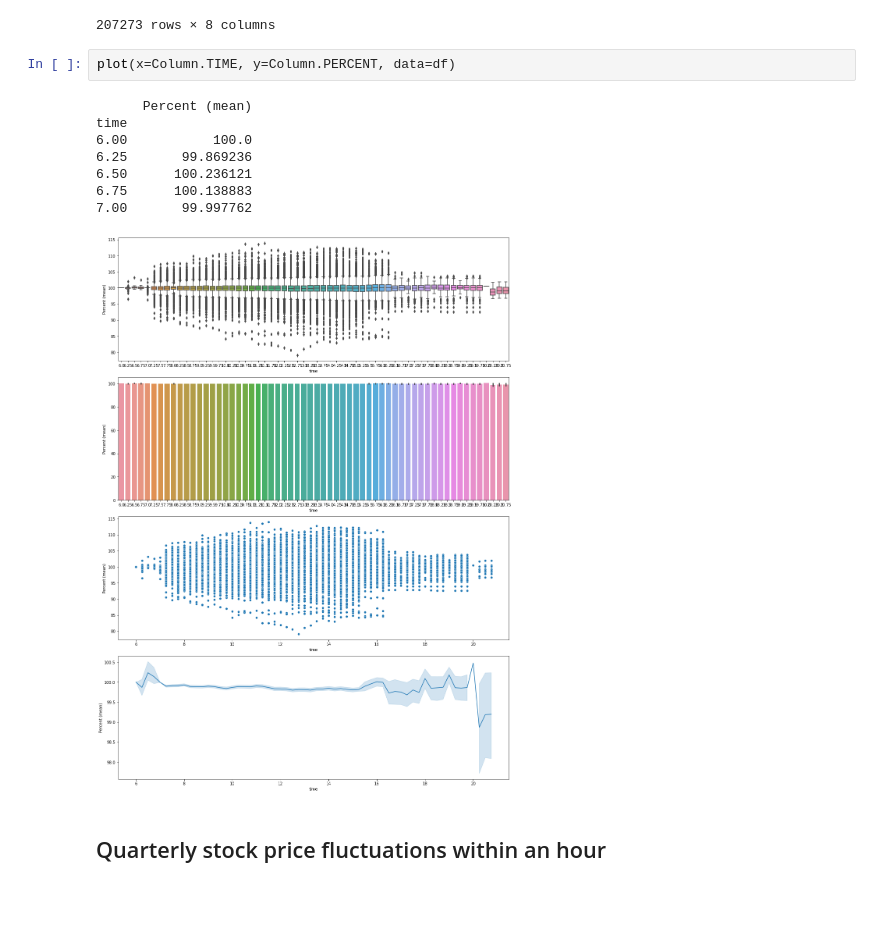
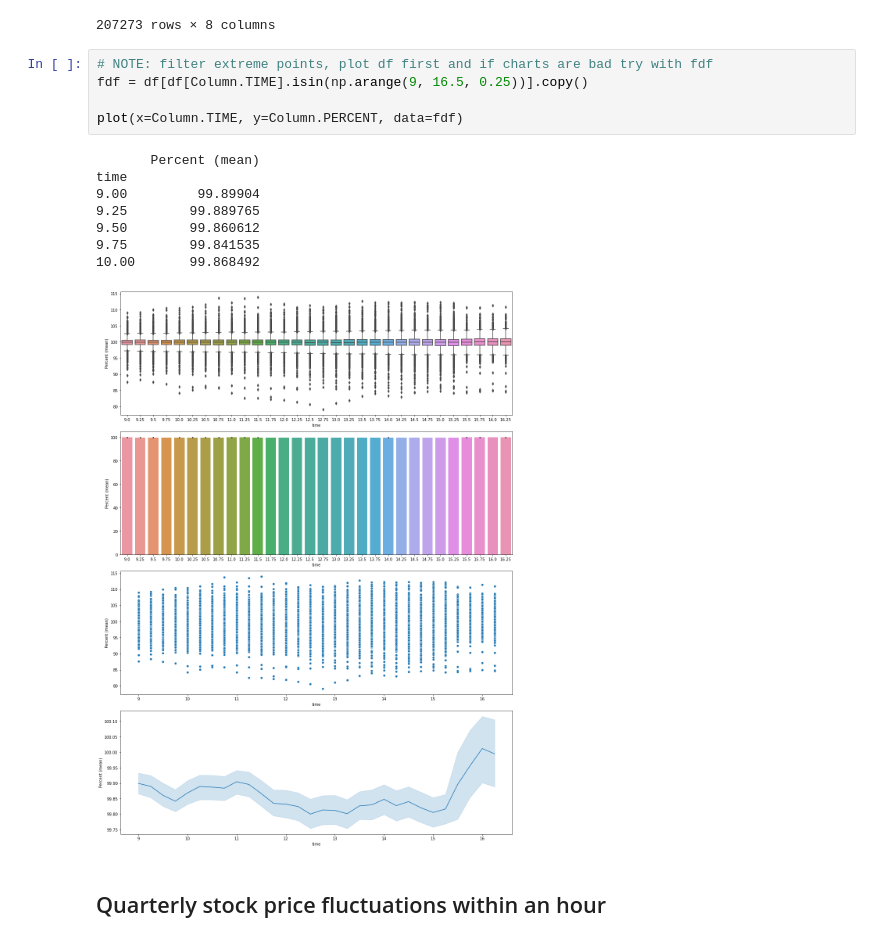
Before and after one commit to kirillstrelkov/playground, a Jupyter notebook: stocks/buy_sell_analysis/dax/analysis.ipynb, the cells around one changed output. Drawn from its saved outputs; the diff is of its cells as text; blank space fills up the shorter version.

Commit message:
stocks: dax fix bad plotting

```diff
--- a/stocks/buy_sell_analysis/dax/analysis.ipynb
+++ b/stocks/buy_sell_analysis/dax/analysis.ipynb
@@ -213,17 +213,20 @@ df
 | 207271 | 2021 | 19 | 11 | 15 | 0 | 15.0 | PBB.DE | 96.682084 |
 | 207272 | 2021 | 19 | 11 | 15 | 15 | 15.25 | PBB.DE | 96.420672 |
 207273 rows × 8 columns
-# %%
-plot(x=Column.TIME, y=Column.PERCENT, data=df)
-# %% [output]
-      Percent (mean)
-time
-6.00           100.0
-6.25       99.869236
-6.50      100.236121
-6.75      100.138883
-7.00       99.997762
-[figure, removed]
+# %%
+# NOTE: filter extreme points, plot df first and if charts are bad try with fdf
+fdf = df[df[Column.TIME].isin(np.arange(9, 16.5, 0.25))].copy()
+
+plot(x=Column.TIME, y=Column.PERCENT, data=fdf)
+# %% [output]
+       Percent (mean)
+time
+9.00         99.89904
+9.25        99.889765
+9.50        99.860612
+9.75        99.841535
+10.00       99.868492
+[figure, added]
 # %% [markdown]
 ## Quarterly stock price fluctuations within an hour
 # %%
```
Also changed, not shown: 3 other files.
